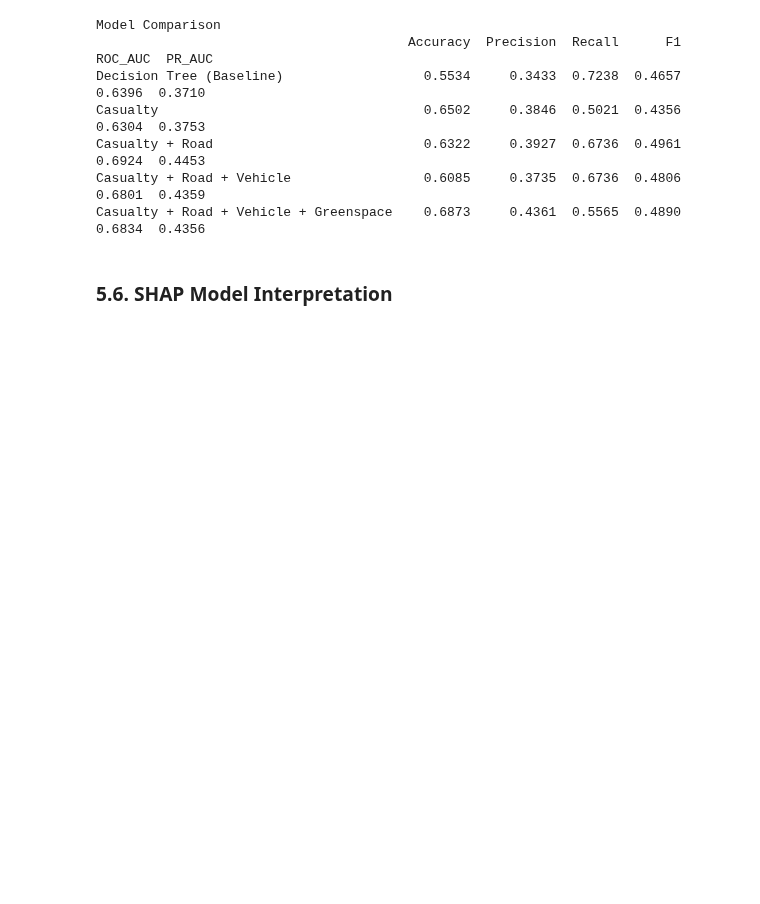
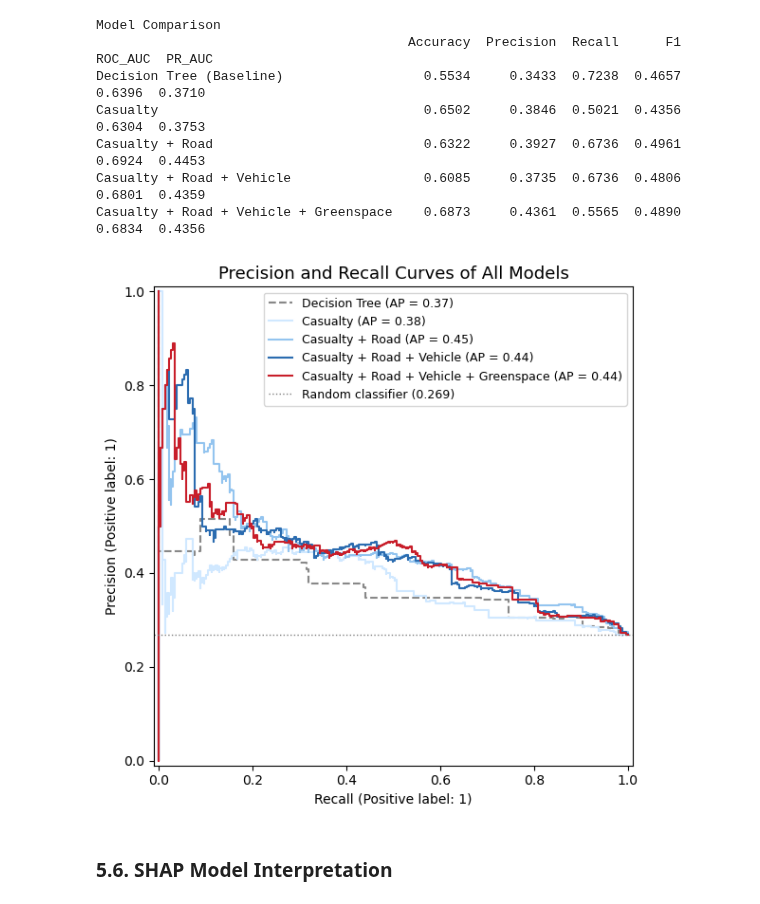
Before and after one commit to christychoicc/DSSS_Coursework, a Jupyter notebook: DSSS_Pedestrian_Severity.ipynb, the cells around one changed output. Drawn from its saved outputs; the diff is of its cells as text; code cells hidden in the pictures; blank space fills up the shorter version.

```diff
--- a/DSSS_Pedestrian_Severity.ipynb
+++ b/DSSS_Pedestrian_Severity.ipynb
@@ -950,21 +956,22 @@ feature_groups = {
 # %%
 # All features will be modelled
 
+# Pre-process prior modelling
 # Employ impute_preprocess for all features
 dt_pre = impute_preprocess(numeric_features, categorical_features)
 
 dt_pipeline = Pipeline([
     ('pre', dt_pre),
-    ('model', DecisionTreeClassifier(random_state=42))
+    ('clf', DecisionTreeClassifier(random_state=42))
 ])
 
 # Set params
 param_grid_dt = {
-    'model__max_depth':        [3, 5, 10, 15, None],
-    'model__min_samples_split':[5, 10, 20],
-    'model__min_samples_leaf': [2, 4, 8],
-    'model__criterion':        ['gini', 'entropy'],
-    'model__class_weight':     ['balanced', {0:1, 1:2}, {0:1, 1:3}]
+    'clf__max_depth': [3, 5, 10, 15, None],
+    'clf__min_samples_split': [5, 10, 20],
+    'clf__min_samples_leaf': [2, 4, 8],
+    'clf__criterion': ['gini', 'entropy'],
+    'clf__class_weight': ['balanced', {0:1, 1:2}, {0:1, 1:3}]
 }
 
 grid_dt = GridSearchCV(
@@ -1214,3 +1188,33 @@ Casualty + Road + Vehicle + Greenspace    0.6873     0.4361  0.5565  0.4890   0.
+# %%
+fig, ax = plt.subplots(figsize=(10, 6))
+
+# Decision Tree
+PrecisionRecallDisplay.from_predictions(
+    y_test, test_probs_dt,
+    name="Decision Tree",
+    ax=ax, color='#888888', linestyle='--'
+)
+
+# All four RF groups
+colors = ['#D0E8FF', '#93C4EF', '#2B6CB0', '#C81E2A']
+for (name, res), col in zip(group_results.items(), colors):
+    test_probs_g = group_models[name]['calibrated'].predict_proba(
+        X_test[group_models[name]['all']]
+    )[:, 1]
+    PrecisionRecallDisplay.from_predictions(
+        y_test, test_probs_g,
+        name=name,
+        ax=ax, color=col
+    )
+
+ax.axhline(y=y_test.mean(), color='grey', linestyle=':', linewidth=1,
+           label=f'Random classifier ({y_test.mean():.3f})')
+ax.set_title('Precision and Recall Curves of All Models', fontsize=13)
+ax.legend(fontsize=9, loc='upper right')
+plt.tight_layout()
+plt.show()
+# %% [output]
+[figure, added]
 # %% [markdown]
 ### 5.6. SHAP Model Interpretation
 # %%
```
Also changed, not shown: parts of 8 cells of this notebook.
